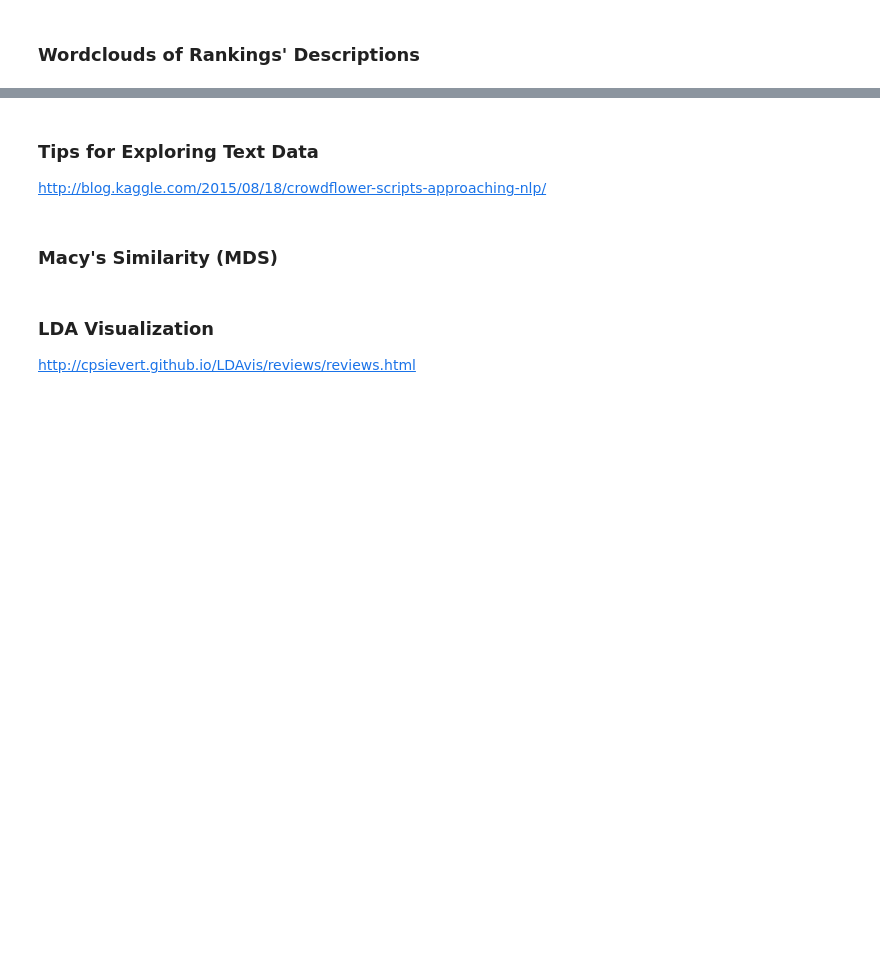
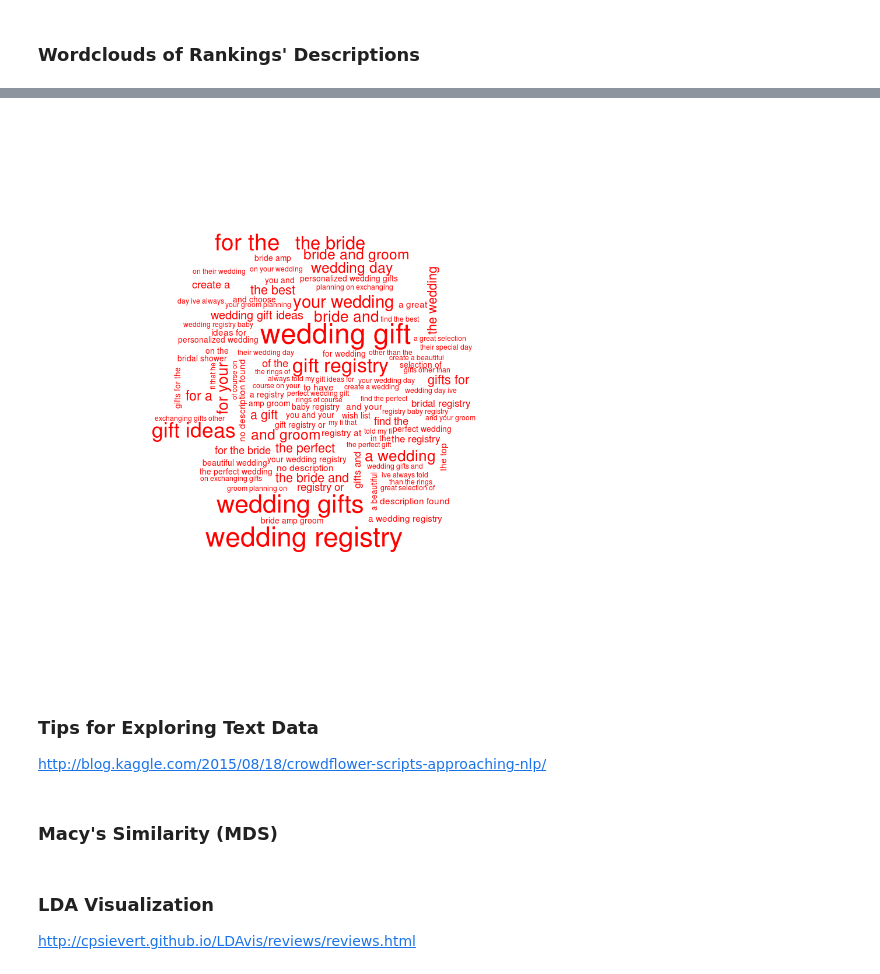
Before and after one commit to kevin11h/macys, a Jupyter notebook: Wedding Keyword SEO.ipynb, the cells around one changed output, grey strips where cells are left out. Drawn from its saved outputs; the diff is of its cells as text; code cells hidden in the pictures; blank space fills up the shorter version.

```diff
--- a/Wedding Keyword SEO.ipynb
+++ b/Wedding Keyword SEO.ipynb
@@ -284,3 +329,7 @@ stars_vs_cat_texts = wedding_df[.groupby('review_stars').apply(concatenate_and_p
+# %%
+Image("/home/kevin/macys/wordclouds/10_rank_wordcloud.png")
+# %% [output]
+[figure, added]
 # %% [markdown]
 ### Tips for Exploring Text Data
 http://blog.kaggle.com/2015/08/18/crowdflower-scripts-approaching-nlp/
```
Also changed, not shown: parts of 21 cells of this notebook, 10 other files.
